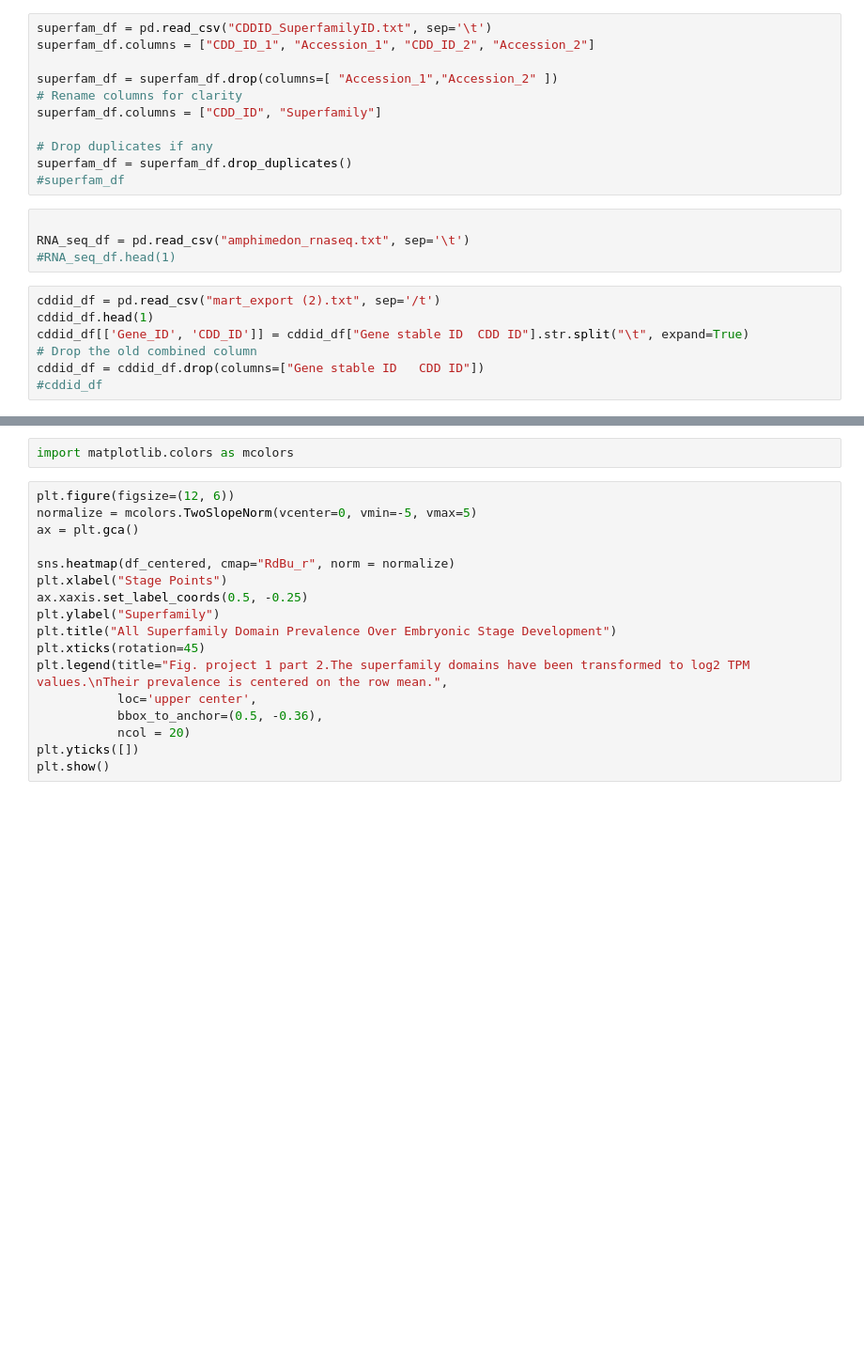
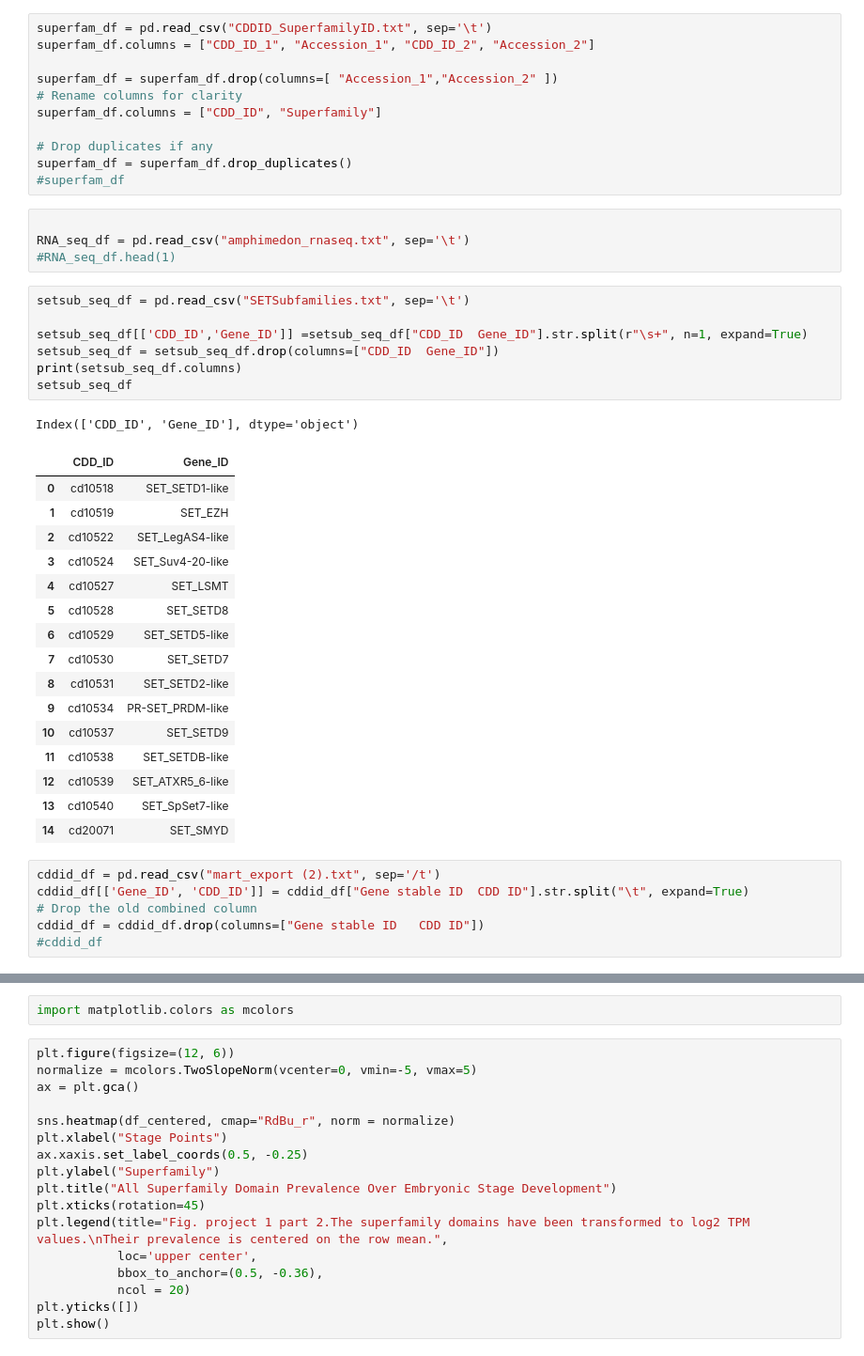
Before and after one commit to EmSalisbury14/Comp-Bio-Project-2, a Jupyter notebook: Code-Part2.ipynb, the cells around one changed output, grey strips where cells are left out. Shown: that part at 94% size. Saved outputs shown, nothing was run; the diff lists cells and outputs as text; blank space fills up the shorter version.

```diff
--- a/Code-Part2.ipynb
+++ b/Code-Part2.ipynb
@@ -28,9 +41,33 @@ superfam_df = superfam_df.drop_duplicates()
 
 RNA_seq_df = pd.read_csv("amphimedon_rnaseq.txt", sep='\t')
 #RNA_seq_df.head(1)
+# %%
+setsub_seq_df = pd.read_csv("SETSubfamilies.txt", sep='\t')
+
+setsub_seq_df[['CDD_ID','Gene_ID']] =setsub_seq_df["CDD_ID  Gene_ID"].str.split(r"\s+", n=1, expand=True)
+setsub_seq_df = setsub_seq_df.drop(columns=["CDD_ID  Gene_ID"])
+print(setsub_seq_df.columns)
+setsub_seq_df
+# %% [output]
+Index(['CDD_ID', 'Gene_ID'], dtype='object')
+|  | CDD_ID | Gene_ID |
+| 0 | cd10518 | SET_SETD1-like |
+| 1 | cd10519 | SET_EZH |
+| 2 | cd10522 | SET_LegAS4-like |
+| 3 | cd10524 | SET_Suv4-20-like |
+| 4 | cd10527 | SET_LSMT |
+| 5 | cd10528 | SET_SETD8 |
+| 6 | cd10529 | SET_SETD5-like |
+| 7 | cd10530 | SET_SETD7 |
+| 8 | cd10531 | SET_SETD2-like |
+| 9 | cd10534 | PR-SET_PRDM-like |
+| 10 | cd10537 | SET_SETD9 |
+| 11 | cd10538 | SET_SETDB-like |
+| 12 | cd10539 | SET_ATXR5_6-like |
+| 13 | cd10540 | SET_SpSet7-like |
+| 14 | cd20071 | SET_SMYD |
 # %%
 cddid_df = pd.read_csv("mart_export (2).txt", sep='/t')
-cddid_df.head(1)
 cddid_df[['Gene_ID', 'CDD_ID']] = cddid_df["Gene stable ID	CDD ID"].str.split("\t", expand=True)
 # Drop the old combined column
 cddid_df = cddid_df.drop(columns=["Gene stable ID	CDD ID"])
```
Also changed, not shown: parts of 13 cells of this notebook, 3 other files.
